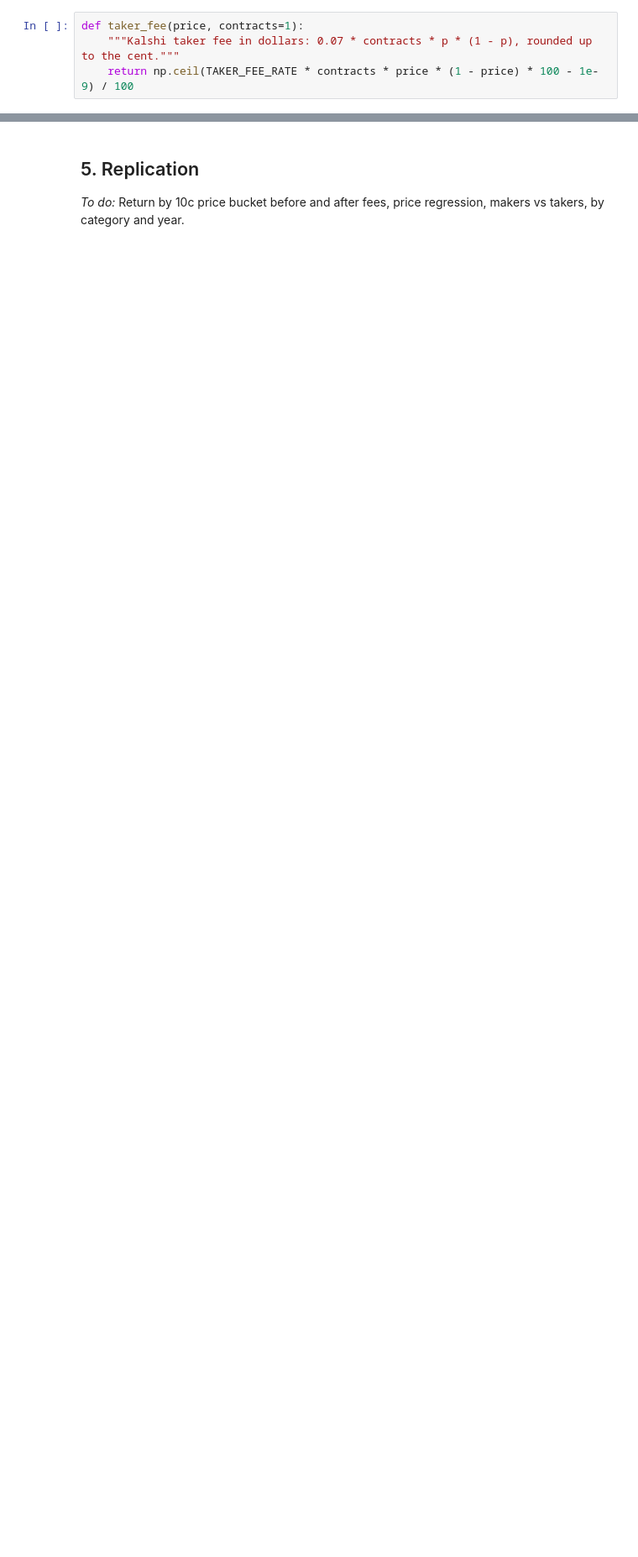
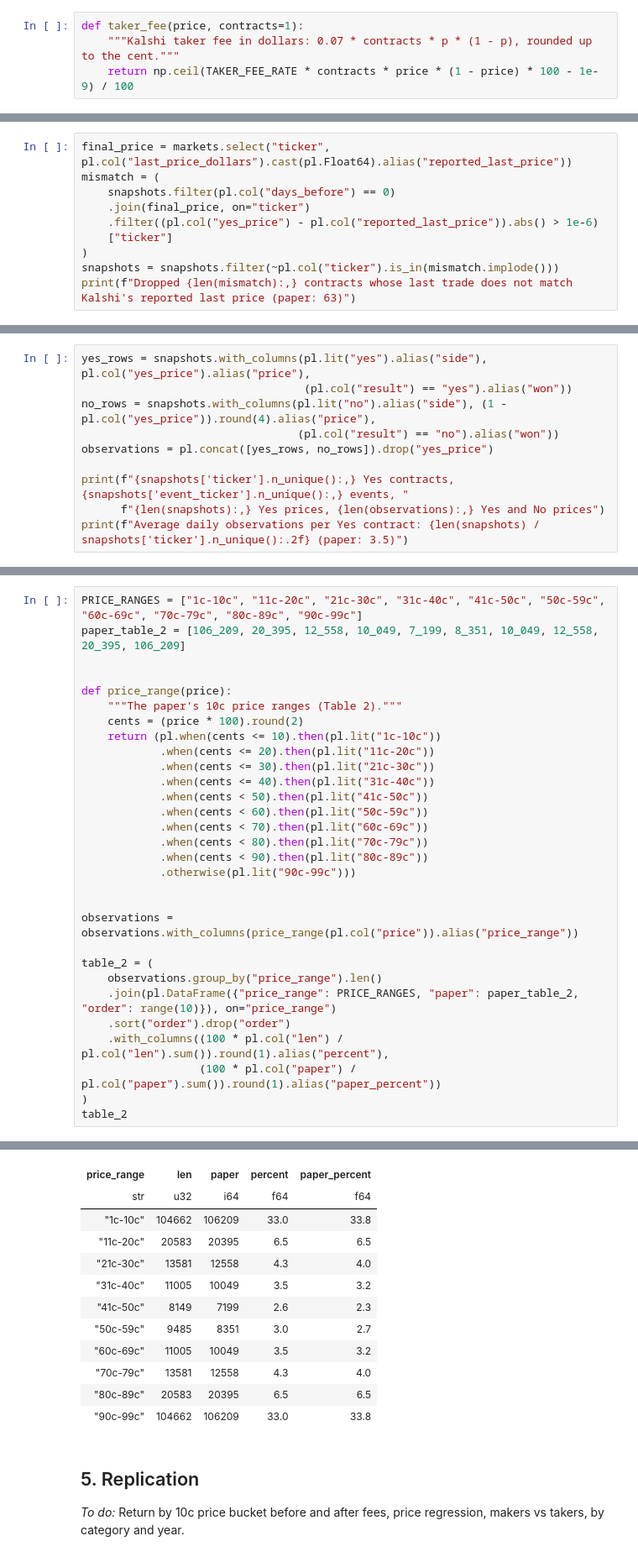
Before and after one commit to Shuhandler/kalshi-longshot-bias, a Jupyter notebook: kalshi_longshot.ipynb, the cells around one changed output, grey strips where cells are left out. Shown at 84% size. Cells and saved outputs as stored; diff of their text form; blank space fills up the shorter version.

```diff
--- a/kalshi_longshot.ipynb
+++ b/kalshi_longshot.ipynb
@@ -107,0 +254,10 @@ def taker_fee(price, contracts=1):
+# %%
+final_price = markets.select("ticker", pl.col("last_price_dollars").cast(pl.Float64).alias("reported_last_price"))
+mismatch = (
+    snapshots.filter(pl.col("days_before") == 0)
+    .join(final_price, on="ticker")
+    .filter((pl.col("yes_price") - pl.col("reported_last_price")).abs() > 1e-6)
+    ["ticker"]
+)
+snapshots = snapshots.filter(~pl.col("ticker").is_in(mismatch.implode()))
+print(f"Dropped {len(mismatch):,} contracts whose last trade does not match Kalshi's reported last price (paper: 63)")
@@ -107,0 +270,10 @@ def taker_fee(price, contracts=1):
+# %%
+yes_rows = snapshots.with_columns(pl.lit("yes").alias("side"), pl.col("yes_price").alias("price"),
+                                  (pl.col("result") == "yes").alias("won"))
+no_rows = snapshots.with_columns(pl.lit("no").alias("side"), (1 - pl.col("yes_price")).round(4).alias("price"),
+                                 (pl.col("result") == "no").alias("won"))
+observations = pl.concat([yes_rows, no_rows]).drop("yes_price")
+
+print(f"{snapshots['ticker'].n_unique():,} Yes contracts, {snapshots['event_ticker'].n_unique():,} events, "
+      f"{len(snapshots):,} Yes prices, {len(observations):,} Yes and No prices")
+print(f"Average daily observations per Yes contract: {len(snapshots) / snapshots['ticker'].n_unique():.2f} (paper: 3.5)")
@@ -107,0 +332,31 @@ def taker_fee(price, contracts=1):
+# %%
+PRICE_RANGES = ["1c-10c", "11c-20c", "21c-30c", "31c-40c", "41c-50c", "50c-59c", "60c-69c", "70c-79c", "80c-89c", "90c-99c"]
+paper_table_2 = [106_209, 20_395, 12_558, 10_049, 7_199, 8_351, 10_049, 12_558, 20_395, 106_209]
+
+
+def price_range(price):
+    """The paper's 10c price ranges (Table 2)."""
+    cents = (price * 100).round(2)
+    return (pl.when(cents <= 10).then(pl.lit("1c-10c"))
+            .when(cents <= 20).then(pl.lit("11c-20c"))
+            .when(cents <= 30).then(pl.lit("21c-30c"))
+            .when(cents <= 40).then(pl.lit("31c-40c"))
+            .when(cents < 50).then(pl.lit("41c-50c"))
+            .when(cents < 60).then(pl.lit("50c-59c"))
+            .when(cents < 70).then(pl.lit("60c-69c"))
+            .when(cents < 80).then(pl.lit("70c-79c"))
+            .when(cents < 90).then(pl.lit("80c-89c"))
+            .otherwise(pl.lit("90c-99c")))
+
+
+observations = observations.with_columns(price_range(pl.col("price")).alias("price_range"))
+
+table_2 = (
+    observations.group_by("price_range").len()
+    .join(pl.DataFrame({"price_range": PRICE_RANGES, "paper": paper_table_2, "order": range(10)}), on="price_range")
+    .sort("order").drop("order")
+    .with_columns((100 * pl.col("len") / pl.col("len").sum()).round(1).alias("percent"),
+                  (100 * pl.col("paper") / pl.col("paper").sum()).round(1).alias("paper_percent"))
+)
+table_2
+# %% [output]
@@ -108,3 +364,15 @@ def taker_fee(price, contracts=1):
+| price_range | len | paper | percent | paper_percent |
+| str | u32 | i64 | f64 | f64 |
+| "1c-10c" | 104662 | 106209 | 33.0 | 33.8 |
+| "11c-20c" | 20583 | 20395 | 6.5 | 6.5 |
+| "21c-30c" | 13581 | 12558 | 4.3 | 4.0 |
+| "31c-40c" | 11005 | 10049 | 3.5 | 3.2 |
+| "41c-50c" | 8149 | 7199 | 2.6 | 2.3 |
+| "50c-59c" | 9485 | 8351 | 3.0 | 2.7 |
+| "60c-69c" | 11005 | 10049 | 3.5 | 3.2 |
+| "70c-79c" | 13581 | 12558 | 4.3 | 4.0 |
+| "80c-89c" | 20583 | 20395 | 6.5 | 6.5 |
+| "90c-99c" | 104662 | 106209 | 33.0 | 33.8 |
 # %% [markdown]
 ## 5. Replication
 
```
Also changed, not shown: parts of 25 cells of this notebook, 2 other files.
